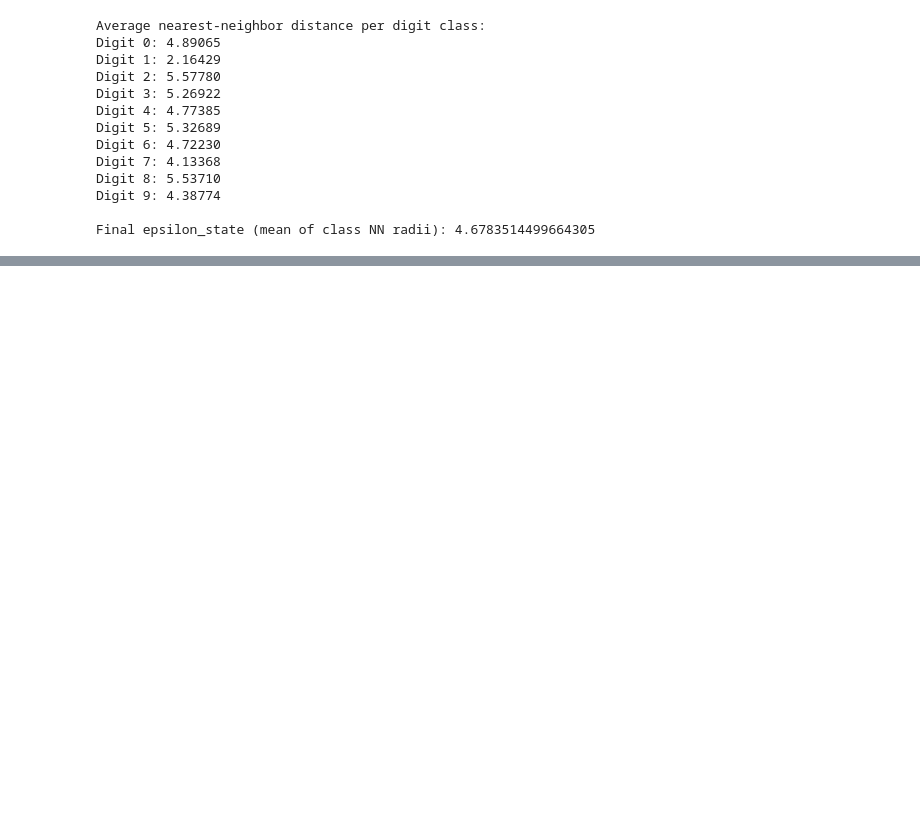
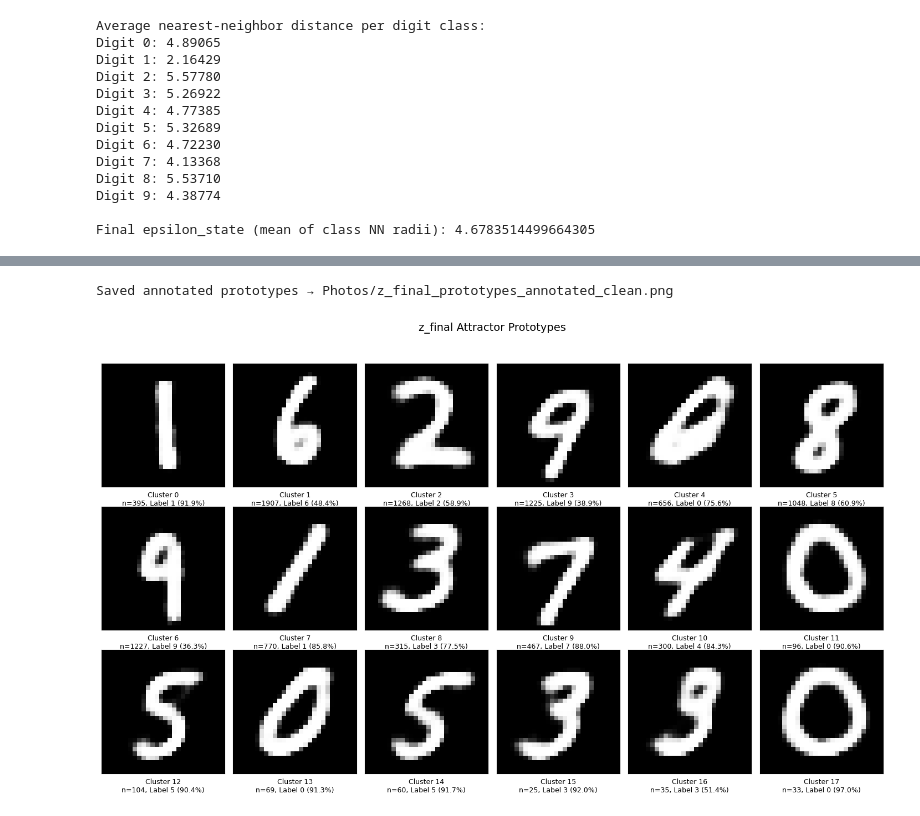
Before and after one commit to Traver-Smith/MQP2526, a Jupyter notebook: B_Term_Presentation/B_Term_Presentation.ipynb, the cells around one changed output, grey strips where cells are left out. Saved outputs shown, nothing was run; the diff lists cells and outputs as text; code cells hidden in the pictures; blank space fills up the shorter version.

```diff
--- a/B_Term_Presentation/B_Term_Presentation.ipynb
+++ b/B_Term_Presentation/B_Term_Presentation.ipynb
@@ -750,0 +955,77 @@ Saved PCA cluster plot → Photos/z_final_pca_k38.png
+# %%
+import math
+import matplotlib.pyplot as plt
+import numpy as np
+
+def show_attractor_prototypes(
+    name,
+    proto_imgs,
+    cluster_sizes,
+    cluster_label_props,
+    save=True,
+    fontsize=10,
+):
+    """
+    proto_imgs: [K, 1, H, W]
+    cluster_sizes: [K]
+    cluster_label_props: [K, 10]
+    """
+    K = proto_imgs.shape[0]
+    n_cols = min(6, K)
+    n_rows = math.ceil(K / n_cols)
+
+    fig, axes = plt.subplots(
+        n_rows, n_cols,
+        figsize=(2.4 * n_cols, 2.8 * n_rows),
+        squeeze=False
+    )
+
+    for idx in range(n_rows * n_cols):
+        r = idx // n_cols
+        c = idx % n_cols
+        ax = axes[r][c]
+
+        if idx >= K:
+            ax.axis("off")
+            continue
+
+        # Image
+        ax.imshow(proto_imgs[idx, 0], cmap="gray")
+
+        # Remove tick marks
+        ax.set_xticks([])
+        ax.set_yticks([])
+
+        # Get cluster stats
+        n = cluster_sizes[idx]
+        props = cluster_label_props[idx]
+        top_label = int(np.argmax(props))
+        top_prop = props[top_label] * 100.0
+
+        # Put a clean, readable label BELOW the image
+        ax.set_xlabel(
+            f"Cluster {idx}\nn={n}, Label {top_label} ({top_prop:.1f}%)",
+            fontsize=fontsize,
+            labelpad=6
+        )
+
+    plt.suptitle(f"{name} Attractor Prototypes", fontsize=14, y=1.02)
+    plt.tight_layout()
+
+    if save:
+        out_path = f"Photos/{name}_prototypes_annotated_clean.png"
+        plt.savefig(out_path, dpi=300, bbox_inches="tight")
+        print(f"Saved annotated prototypes → {out_path}")
+
+    plt.show()
+
+show_attractor_prototypes(
+    name="z_final",
+    proto_imgs=res_final["proto_imgs"],
+    cluster_sizes=res_final["cluster_sizes"],
+    cluster_label_props=res_final["cluster_label_props"],
+    fontsize=9
+)
+# %% [output]
+Saved annotated prototypes → Photos/z_final_prototypes_annotated_clean.png
+[figure, added]
```
Also changed, not shown: parts of 6 cells of this notebook.
